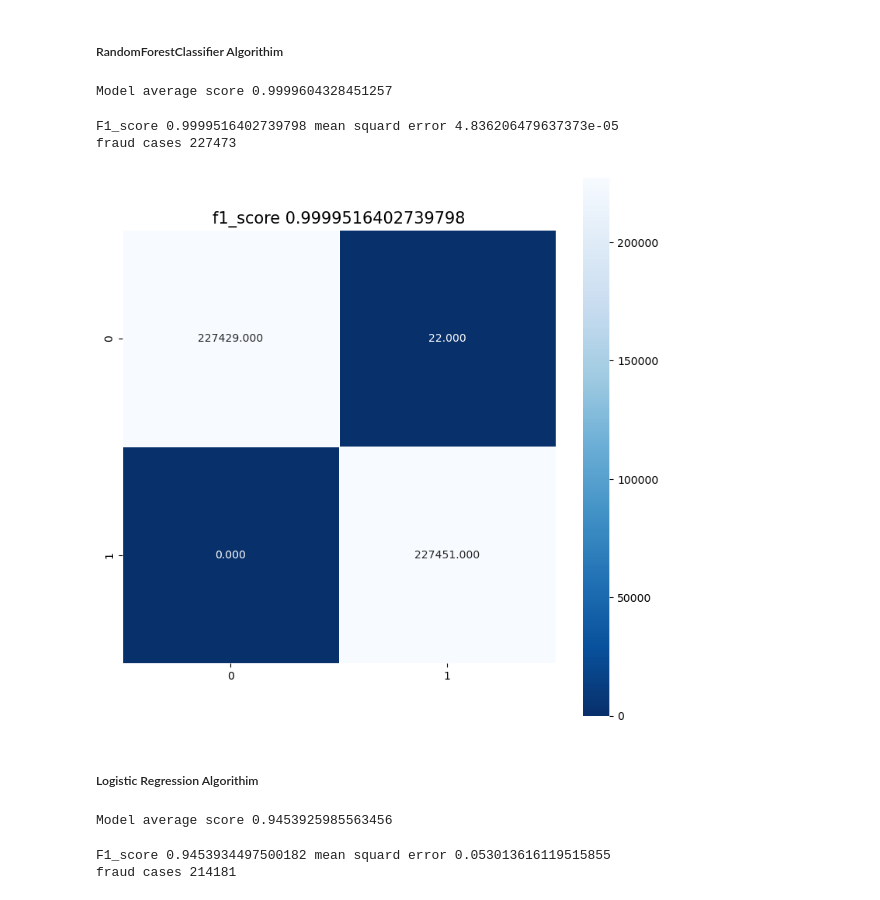
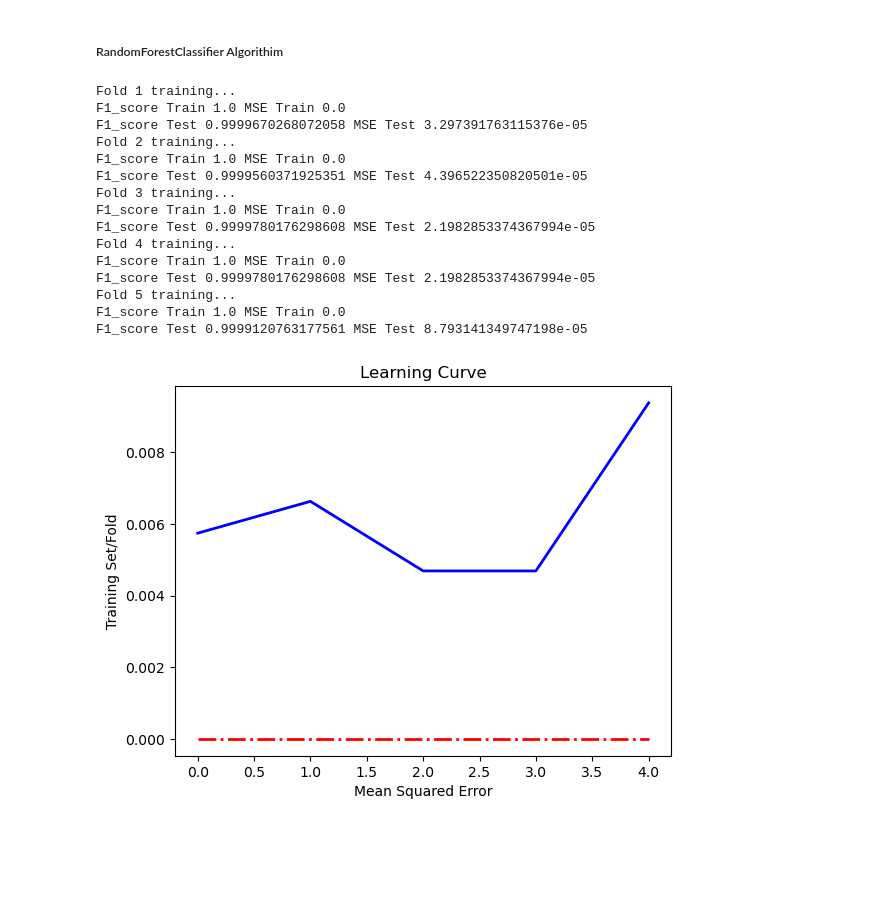
Before and after one commit to MuokaPWambua/CredictCardFraudDetectionModel, a Jupyter notebook: fdm.ipynb, the cells around one changed output. Cells and saved outputs as stored; diff of their text form; code cells hidden in the pictures; blank space fills up the shorter version.

```diff
--- a/fdm.ipynb
+++ b/fdm.ipynb
@@ -176,6 +179,21 @@ heatmap(y, preds)
 ##### RandomForestClassifier Algorithim
 # %%
 rfc = RandomForestClassifier()
-model_score(rfc, X, y)
+train_evaluate(rfc, X, y)
 # %% [output]
-Model average score 0.9999604328451257
+Fold 1 training...
+F1_score Train 1.0 MSE Train 0.0
+F1_score Test 0.9999670268072058 MSE Test 3.297391763115376e-05
+Fold 2 training...
+F1_score Train 1.0 MSE Train 0.0
+F1_score Test 0.9999560371925351 MSE Test 4.396522350820501e-05
+Fold 3 training...
+F1_score Train 1.0 MSE Train 0.0
+F1_score Test 0.9999780176298608 MSE Test 2.1982853374367994e-05
+Fold 4 training...
+F1_score Train 1.0 MSE Train 0.0
+F1_score Test 0.9999780176298608 MSE Test 2.1982853374367994e-05
+Fold 5 training...
+F1_score Train 1.0 MSE Train 0.0
+F1_score Test 0.9999120763177561 MSE Test 8.793141349747198e-05
+[figure, added]
@@ -184,21 +199,0 @@ plot_learning_curves(rfc, X, y)
-# %%
-preds =  model_preds(rfc, X, y)
-# %% [output]
-F1_score 0.9999516402739798 mean squard error 4.836206479637373e-05
-fraud cases 227473
-# %%
-heatmap(y, preds)
-# %% [output]
-[figure, removed]
-# %% [markdown]
-##### Logistic Regression Algorithim
-# %%
-lr = LogisticRegression(max_iter=1000)
-model_score(lr, X, y)
-# %% [output]
-Model average score 0.9453925985563456
-# %%
-preds =  model_preds(lr, X, y)
-# %% [output]
-F1_score 0.9453934497500182 mean squard error 0.053013616119515855
-fraud cases 214181
```
Also changed, not shown: parts of 16 cells of this notebook.
